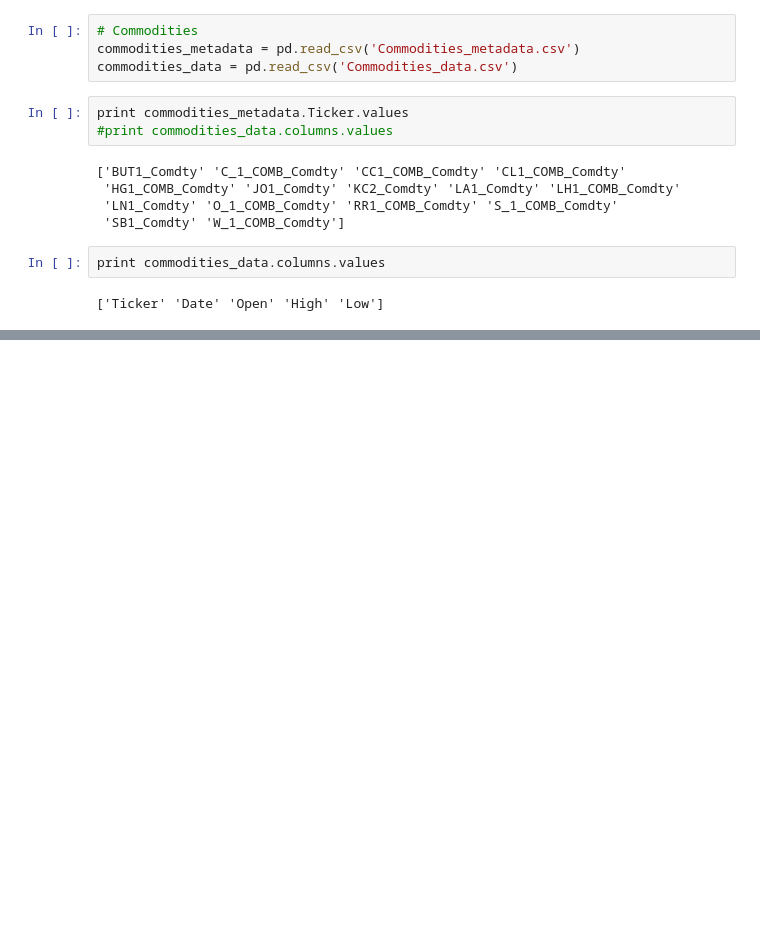
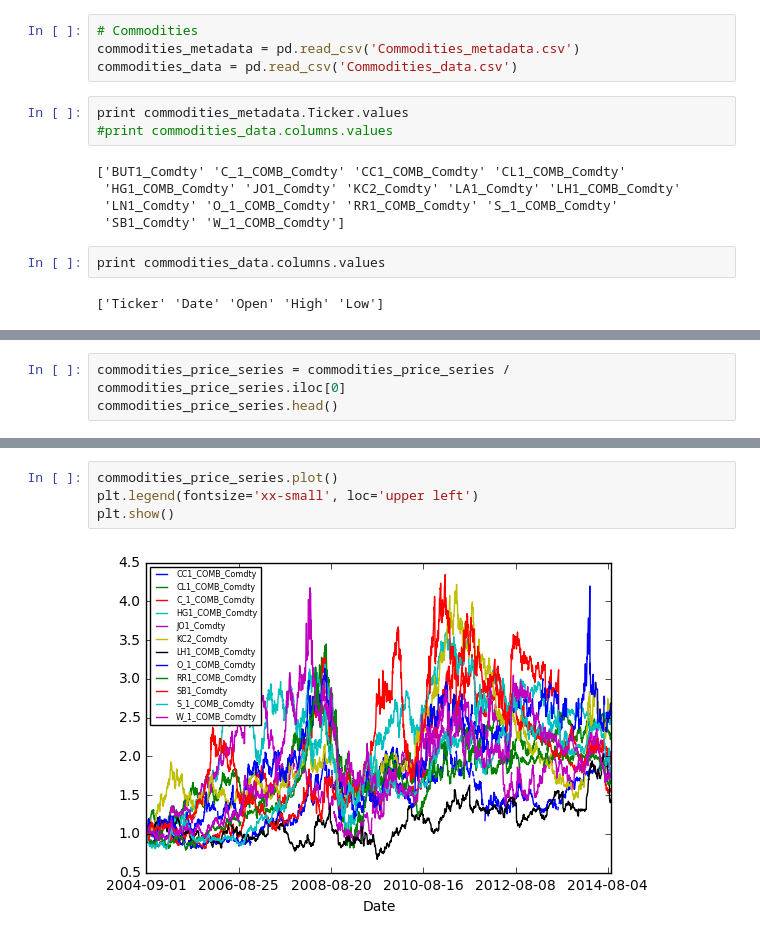
Before and after one commit to mingkaid/instruments-correlation-exploration, a Jupyter notebook: process-commodities-data.ipynb, the cells around one changed output, grey strips where cells are left out. Cells and saved outputs as stored; diff of their text form; blank space fills up the shorter version.

```diff
--- a/process-commodities-data.ipynb
+++ b/process-commodities-data.ipynb
@@ -32,0 +113,3 @@ for ticker in commodities_metadata.Ticker.values:
+# %%
+commodities_price_series = commodities_price_series / commodities_price_series.iloc[0]
+commodities_price_series.head()
@@ -32,0 +124,6 @@ for ticker in commodities_metadata.Ticker.values:
+# %%
+commodities_price_series.plot()
+plt.legend(fontsize='xx-small', loc='upper left')
+plt.show()
+# %% [output]
+[figure, added]
```
Also changed, not shown: parts of 26 cells of this notebook.
